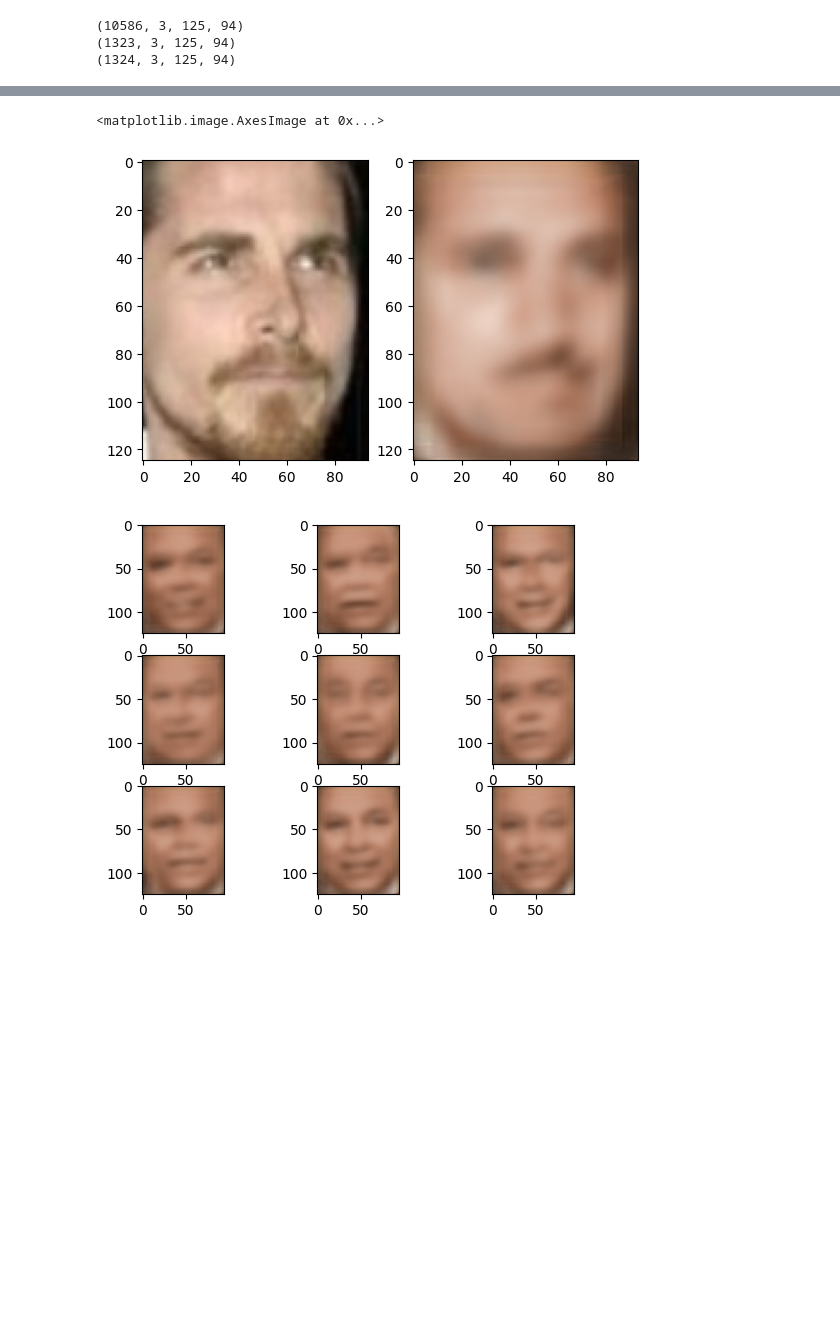
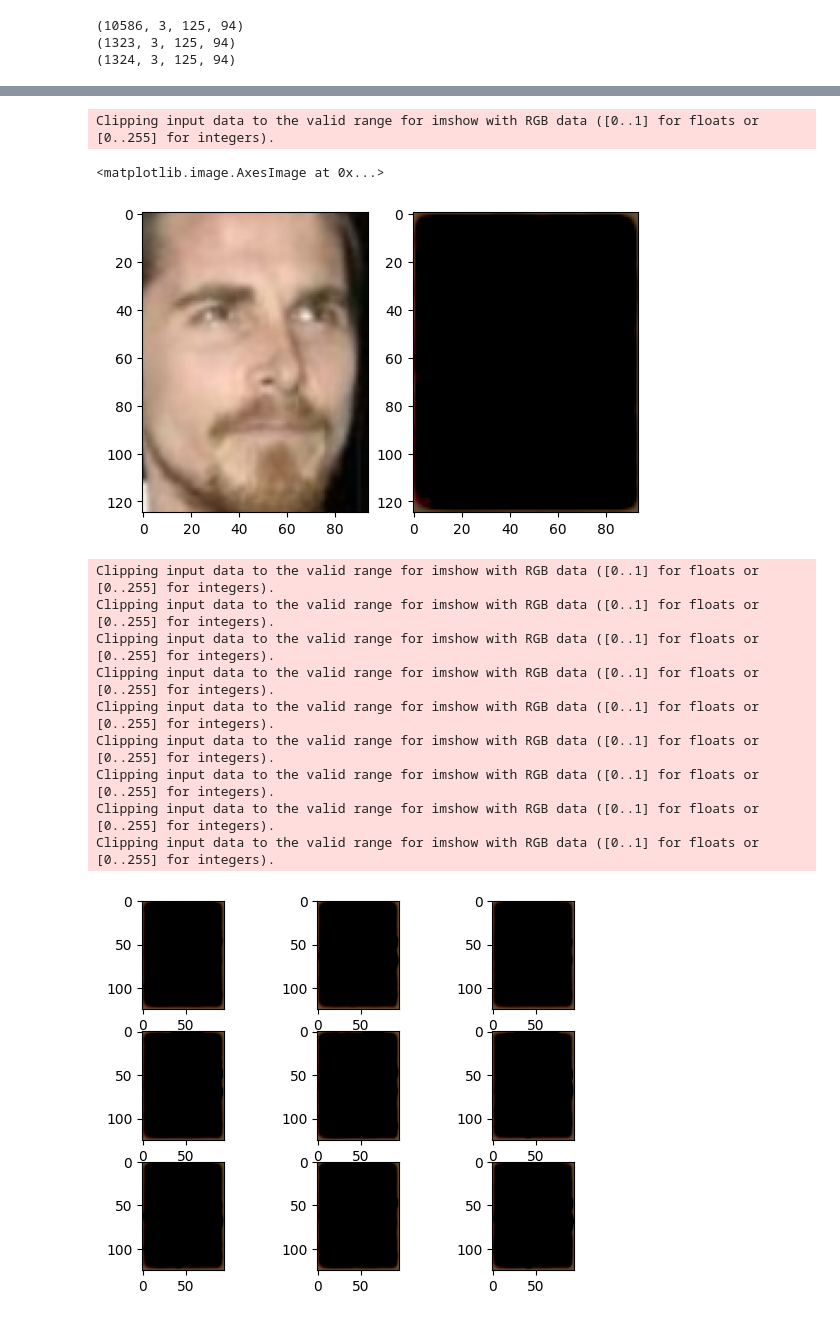
Before and after one commit to rwbakerUMASS/682-Final-Project, a Jupyter notebook: run_model.ipynb, the cells around one changed output, grey strips where cells are left out. Drawn from its saved outputs; the diff is of its cells as text; code cells hidden in the pictures; blank space fills up the shorter version.

```diff
--- a/run_model.ipynb
+++ b/run_model.ipynb
@@ -72,24 +61,35 @@ plt.imshow(tensor_image.permute(1, 2, 0))
 model.eval()
 with torch.no_grad():
     tensor_image = tensor_image.unsqueeze(0)
-    scores = model(tensor_image.to(device))
+    scores,_ = model(tensor_image.to(device))
 
 f.add_subplot(1,2,2)
 scores = scores.squeeze(0)
 plt.imshow(scores.to('cpu').permute(1, 2, 0))
 # %% [output]
-<matplotlib.image.AxesImage at 0x...>
+Clipping input data to the valid range for imshow with RGB data ([0..1] for floats or [0..255] for integers).
+<matplotlib.image.AxesImage at 0x...>
-[figure, old version]
+[figure, new version]
 # %%
+encoder = model.encoder
 decoder = model.decoder
 with torch.no_grad():
-    randomData = torch.Tensor(np.random.normal(0.25,0.25,(9,64)))
+    randomData = torch.Tensor(np.random.normal(0,1,(9,64)))
     scores = model.decoder(randomData.to(device))
 f = plt.figure()
 for i in range(9):
     f.add_subplot(3,3,i+1)
     plt.imshow(scores[i].squeeze(0).to('cpu').permute(1, 2, 0))
 # %% [output]
+Clipping input data to the valid range for imshow with RGB data ([0..1] for floats or [0..255] for integers).
+Clipping input data to the valid range for imshow with RGB data ([0..1] for floats or [0..255] for integers).
+Clipping input data to the valid range for imshow with RGB data ([0..1] for floats or [0..255] for integers).
+Clipping input data to the valid range for imshow with RGB data ([0..1] for floats or [0..255] for integers).
+Clipping input data to the valid range for imshow with RGB data ([0..1] for floats or [0..255] for integers).
+Clipping input data to the valid range for imshow with RGB data ([0..1] for floats or [0..255] for integers).
+Clipping input data to the valid range for imshow with RGB data ([0..1] for floats or [0..255] for integers).
+Clipping input data to the valid range for imshow with RGB data ([0..1] for floats or [0..255] for integers).
+Clipping input data to the valid range for imshow with RGB data ([0..1] for floats or [0..255] for integers).
-[figure, old version]
+[figure, new version]
 # %%
 encoder = model.encoder
```
Also changed, not shown: parts of 4 cells of this notebook, 8 other files.
